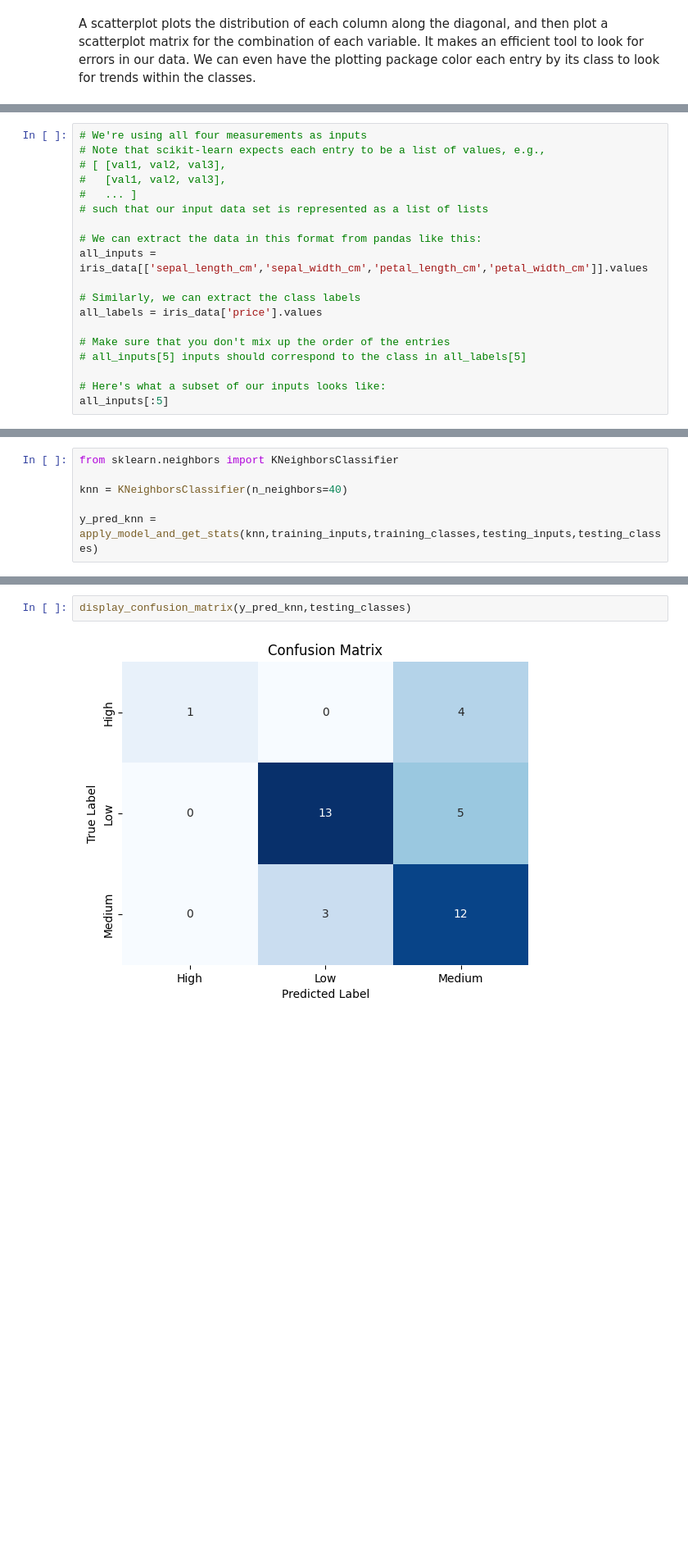
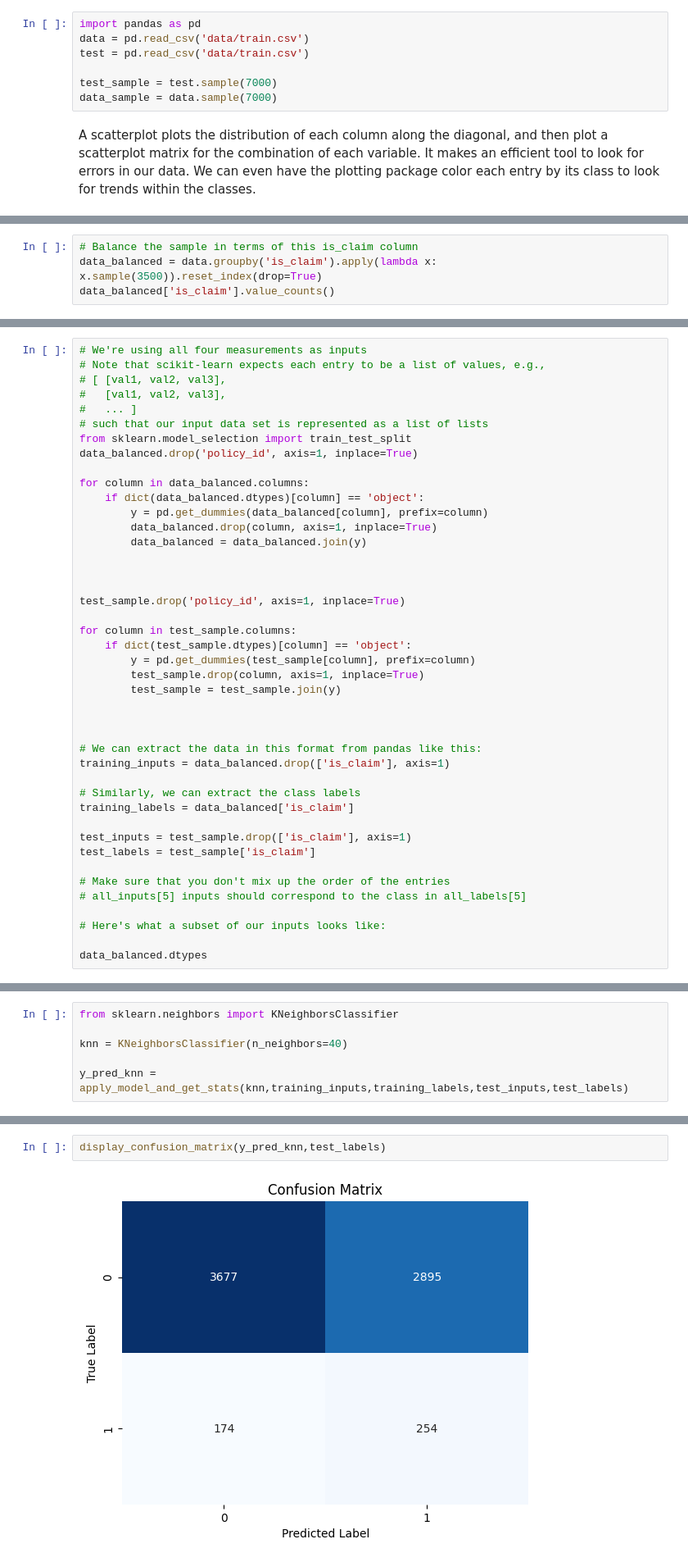
Before and after one commit to pedrogomes29/Car_Insurance_Claim_Prediction, a Jupyter notebook: main.ipynb, the cells around one changed output, grey strips where cells are left out. Shown at 82% size. Saved outputs shown, nothing was run; the diff lists cells and outputs as text; blank space fills up the shorter version.

```diff
--- a/main.ipynb
+++ b/main.ipynb
@@ -66,3 +16,10 @@ iris_data.describe()
+# %%
+import pandas as pd
+data = pd.read_csv('data/train.csv')
+test = pd.read_csv('data/train.csv')
+
+test_sample = test.sample(7000)
+data_sample = data.sample(7000)
 # %% [markdown]
 A scatterplot plots the distribution of each column along the diagonal, and then plot a scatterplot matrix for the combination of each variable. It makes an efficient tool to look for errors in our data. We can even have the plotting package color each entry by its class to look for trends within the classes.
 # %%
@@ -91,0 +54,4 @@ ValueError: num must be 1 <= num <= 4, not 5
+# %%
+# Balance the sample in terms of this is_claim column
+data_balanced = data.groupby('is_claim').apply(lambda x: x.sample(3500)).reset_index(drop=True)
+data_balanced['is_claim'].value_counts()
@@ -96,16 +81,40 @@ ValueError: num must be 1 <= num <= 4, not 5
 #   [val1, val2, val3],
 #   ... ]
 # such that our input data set is represented as a list of lists
+from sklearn.model_selection import train_test_split
+data_balanced.drop('policy_id', axis=1, inplace=True)
+
+for column in data_balanced.columns:
+    if dict(data_balanced.dtypes)[column] == 'object':
+        y = pd.get_dummies(data_balanced[column], prefix=column)
+        data_balanced.drop(column, axis=1, inplace=True)
+        data_balanced = data_balanced.join(y)
+
+
+
+test_sample.drop('policy_id', axis=1, inplace=True)
+
+for column in test_sample.columns:
+    if dict(test_sample.dtypes)[column] == 'object':
+        y = pd.get_dummies(test_sample[column], prefix=column)
+        test_sample.drop(column, axis=1, inplace=True)
+        test_sample = test_sample.join(y)
+
+
 
 # We can extract the data in this format from pandas like this:
-all_inputs = iris_data[['sepal_length_cm','sepal_width_cm','petal_length_cm','petal_width_cm']].values
+training_inputs = data_balanced.drop(['is_claim'], axis=1)
 
 # Similarly, we can extract the class labels
-all_labels = iris_data['price'].values
+training_labels = data_balanced['is_claim']
+
+test_inputs = test_sample.drop(['is_claim'], axis=1)
+test_labels = test_sample['is_claim']
 
 # Make sure that you don't mix up the order of the entries
 # all_inputs[5] inputs should correspond to the class in all_labels[5]
 
 # Here's what a subset of our inputs looks like:
-all_inputs[:5]
+
+data_balanced.dtypes
 # %% [output]
@@ -190,5 +199,5 @@ from sklearn.neighbors import KNeighborsClassifier
 
 knn = KNeighborsClassifier(n_neighbors=40)
 
-y_pred_knn = apply_model_and_get_stats(knn,training_inputs,training_classes,testing_inputs,testing_classes)
+y_pred_knn = apply_model_and_get_stats(knn,training_inputs,training_labels,test_inputs,test_labels)
 # %% [output]
@@ -199,7 +208,7 @@ F1-score: 0.5882352941176471
 # %%
-display_confusion_matrix(y_pred_knn,testing_classes)
+display_confusion_matrix(y_pred_knn,test_labels)
 # %% [output]
-[figure, old version]
+[figure, new version]
 # %%
 from sklearn.utils import resample
 
```
Also changed, not shown: parts of 18 cells of this notebook.
